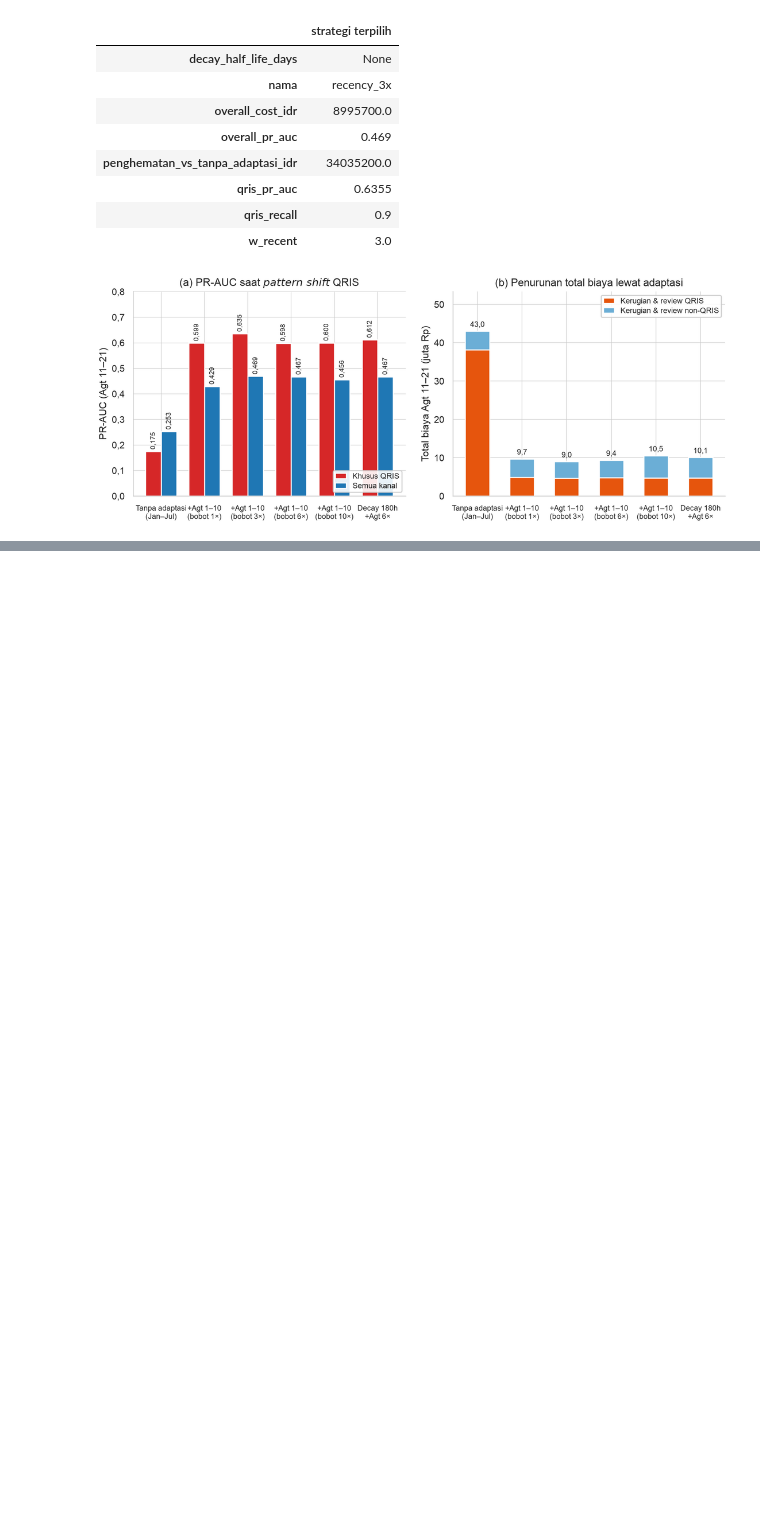
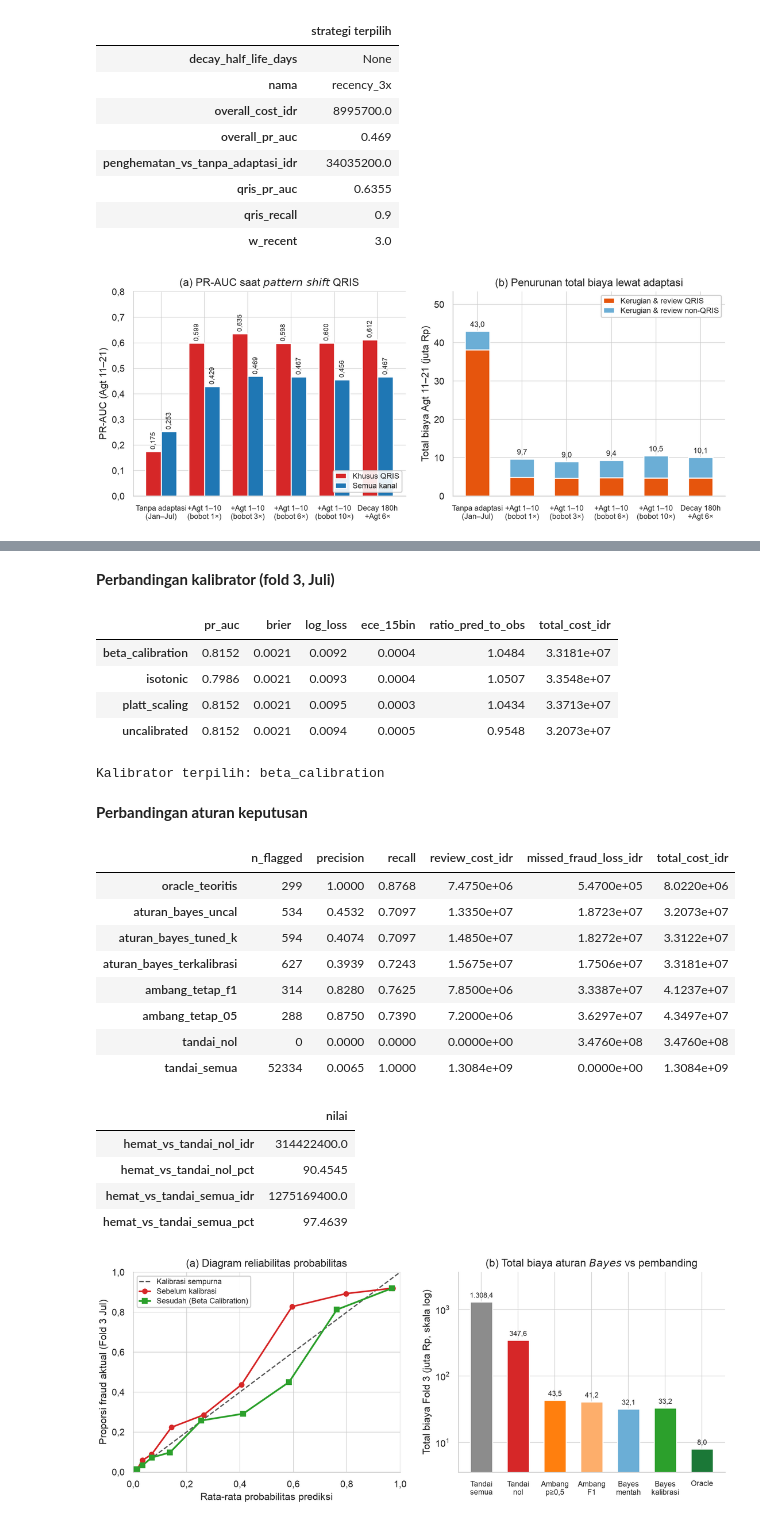
Before and after one commit to Nerodix/uts-ml-2026, a Jupyter notebook: kode/notebooks/tugas2_klasifikasi.ipynb, the cells around one changed output, grey strips where cells are left out. Cells and saved outputs as stored; diff of their text form; code cells hidden in the pictures; blank space fills up the shorter version.

Commit message:
feat(notebook): tambah butir 2f kalibrasi dan aturan keputusan biaya ke notebook Tugas 2

```diff
--- a/kode/notebooks/tugas2_klasifikasi.ipynb
+++ b/kode/notebooks/tugas2_klasifikasi.ipynb
@@ -440,0 +471,37 @@ tampilkan_gambar("task2_2e_pattern_shift_adaptation.png")
+# %%
+kalibrasi = baca_hasil("task2_calibration.json")
+display(Markdown("**Perbandingan kalibrator (fold 3, Juli)**"))
+display(tabel_metrik(kalibrasi["perbandingan_kalibrasi"], [
+    "pr_auc", "brier", "log_loss", "ece_15bin", "ratio_pred_to_obs", "total_cost_idr",
+]))
+print("Kalibrator terpilih:", kalibrasi["kalibrator_terpilih"])
+display(Markdown("**Perbandingan aturan keputusan**"))
+display(tabel_metrik(kalibrasi["perbandingan_aturan_keputusan"], [
+    "n_flagged", "precision", "recall", "review_cost_idr", "missed_fraud_loss_idr", "total_cost_idr",
+]).sort_values("total_cost_idr"))
+display(pd.Series(kalibrasi["ringkasan_penghematan_f3"], name="nilai", dtype=object).to_frame())
+tampilkan_gambar("task2_2f_calibration_and_cost.png")
+# %% [output]
+**Perbandingan kalibrator (fold 3, Juli)**
+|  | pr_auc | brier | log_loss | ece_15bin | ratio_pred_to_obs | total_cost_idr |
+| beta_calibration | 0.8152 | 0.0021 | 0.0092 | 0.0004 | 1.0484 | 3.3181e+07 |
+| isotonic | 0.7986 | 0.0021 | 0.0093 | 0.0004 | 1.0507 | 3.3548e+07 |
+| platt_scaling | 0.8152 | 0.0021 | 0.0095 | 0.0003 | 1.0434 | 3.3713e+07 |
+| uncalibrated | 0.8152 | 0.0021 | 0.0094 | 0.0005 | 0.9548 | 3.2073e+07 |
+Kalibrator terpilih: beta_calibration
+**Perbandingan aturan keputusan**
+|  | n_flagged | precision | recall | review_cost_idr | missed_fraud_loss_idr | total_cost_idr |
+| oracle_teoritis | 299 | 1.0000 | 0.8768 | 7.4750e+06 | 5.4700e+05 | 8.0220e+06 |
+| aturan_bayes_uncal | 534 | 0.4532 | 0.7097 | 1.3350e+07 | 1.8723e+07 | 3.2073e+07 |
+| aturan_bayes_tuned_k | 594 | 0.4074 | 0.7097 | 1.4850e+07 | 1.8272e+07 | 3.3122e+07 |
+| aturan_bayes_terkalibrasi | 627 | 0.3939 | 0.7243 | 1.5675e+07 | 1.7506e+07 | 3.3181e+07 |
+| ambang_tetap_f1 | 314 | 0.8280 | 0.7625 | 7.8500e+06 | 3.3387e+07 | 4.1237e+07 |
+| ambang_tetap_05 | 288 | 0.8750 | 0.7390 | 7.2000e+06 | 3.6297e+07 | 4.3497e+07 |
+| tandai_nol | 0 | 0.0000 | 0.0000 | 0.0000e+00 | 3.4760e+08 | 3.4760e+08 |
+| tandai_semua | 52334 | 0.0065 | 1.0000 | 1.3084e+09 | 0.0000e+00 | 1.3084e+09 |
+|  | nilai |
+| hemat_vs_tandai_nol_idr | 314422400.0 |
+| hemat_vs_tandai_nol_pct | 90.4545 |
+| hemat_vs_tandai_semua_idr | 1275169400.0 |
+| hemat_vs_tandai_semua_pct | 97.4639 |
+[figure, added]
```
Also changed, not shown: parts of 2 cells of this notebook.
